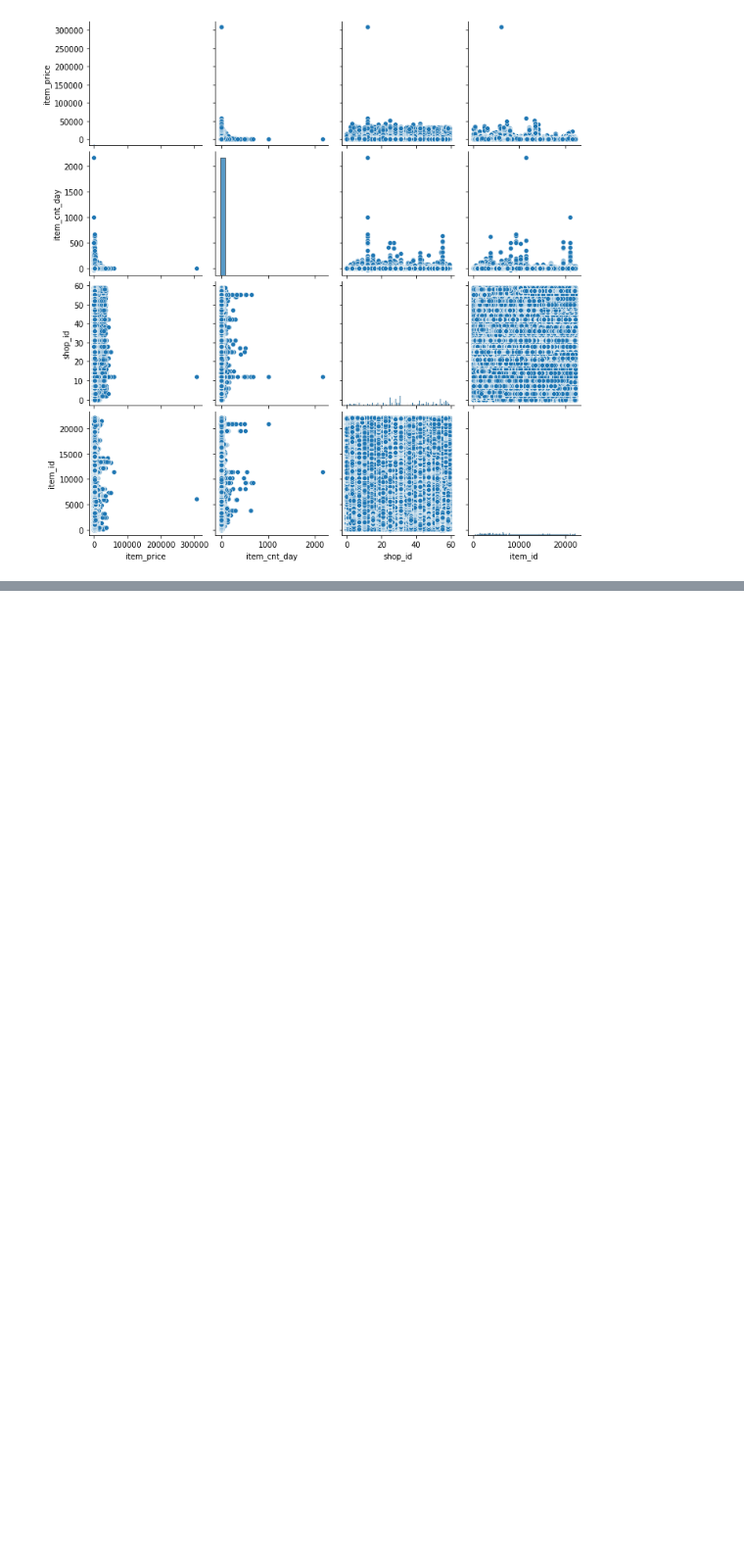
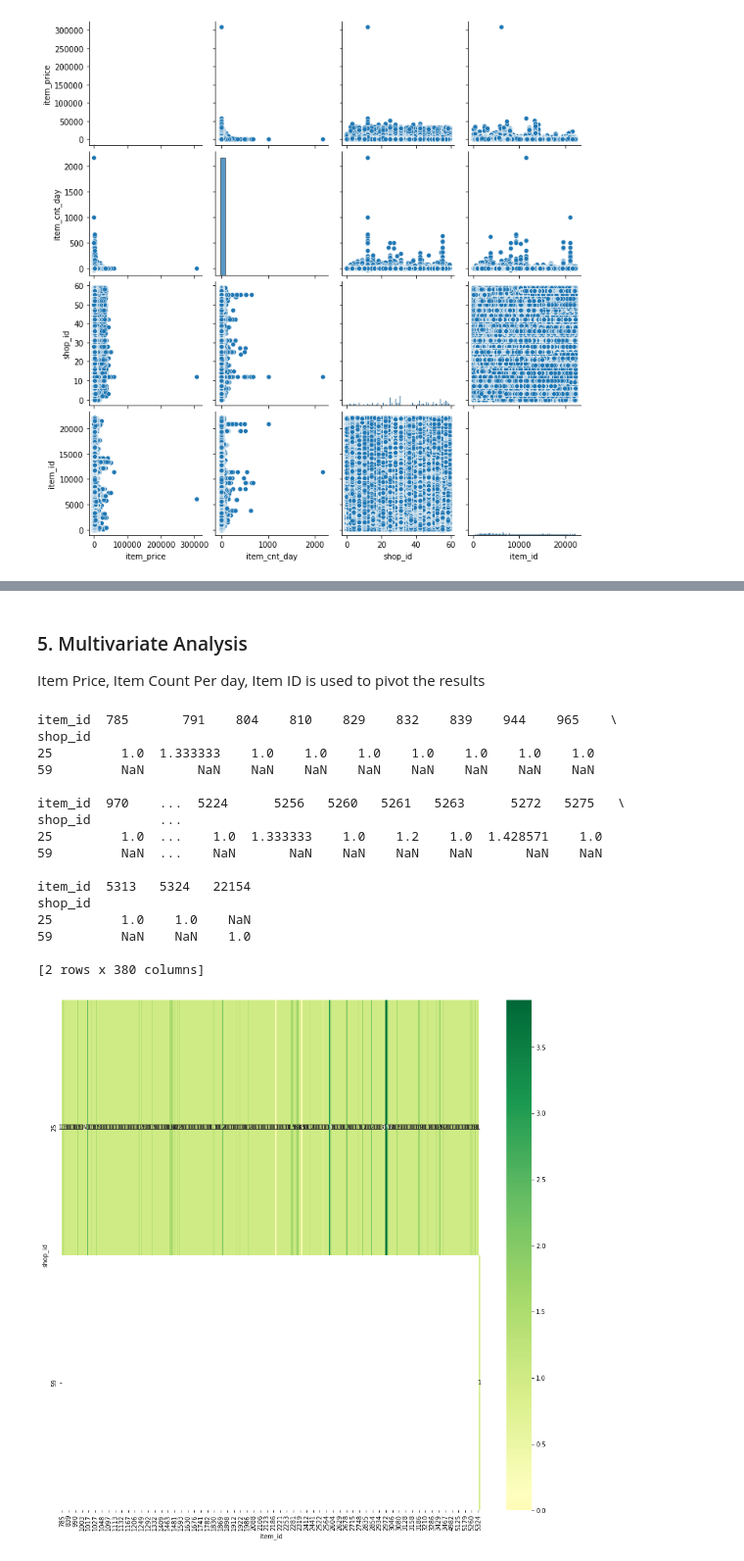
Before and after one commit to ManashJKonwar/ML-Retail-Sales, a Jupyter notebook: preprocessing_pipeline/eda.ipynb, the cells around one changed output, grey strips where cells are left out. Shown at 98% size. Cells and saved outputs as stored; diff of their text form; code cells hidden in the pictures; blank space fills up the shorter version.

```diff
--- a/preprocessing_pipeline/eda.ipynb
+++ b/preprocessing_pipeline/eda.ipynb
@@ -164,0 +211,30 @@ plt.show()
+# %% [markdown]
+### 5. Multivariate Analysis
+
+Item Price, Item Count Per day, Item ID is used to pivot the results
+# %%
+result = pd.pivot_table(data=retail_data.head(1000), index='shop_id', columns='item_id',values='item_cnt_day')
+print(result)
+
+plt.figure(figsize=(15,15))
+#create heat map of education vs marital vs response_rate
+sns.heatmap(result, annot=True, cmap = 'RdYlGn', center=0.117)
+plt.show()
+# %% [output]
+item_id  785       791    804    810    829    832    839    944    965    \
+shop_id
+25         1.0  1.333333    1.0    1.0    1.0    1.0    1.0    1.0    1.0
+59         NaN       NaN    NaN    NaN    NaN    NaN    NaN    NaN    NaN
+
+item_id  970    ...  5224      5256   5260   5261   5263      5272   5275   \
+shop_id         ...
+25         1.0  ...    1.0  1.333333    1.0    1.2    1.0  1.428571    1.0
+59         NaN  ...    NaN       NaN    NaN    NaN    NaN       NaN    NaN
+
+item_id  5313   5324   22154
+shop_id
+25         1.0    1.0    NaN
+59         NaN    NaN    1.0
+
+[2 rows x 380 columns]
+[figure, added]
```
Also changed, not shown: parts of 10 cells of this notebook.
